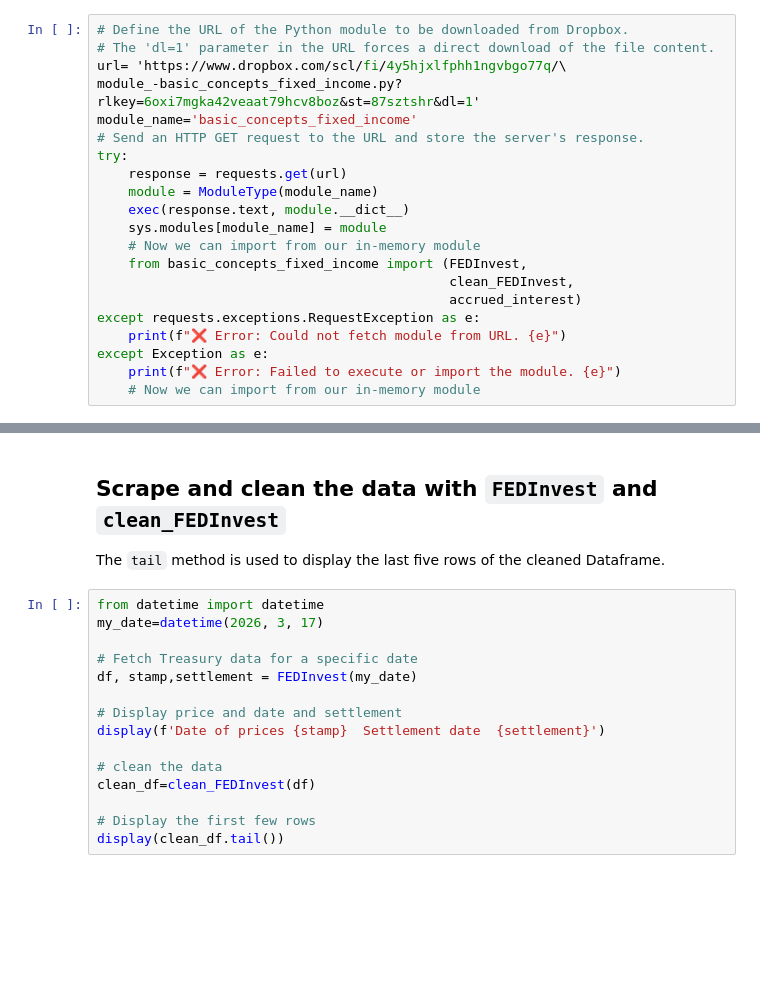
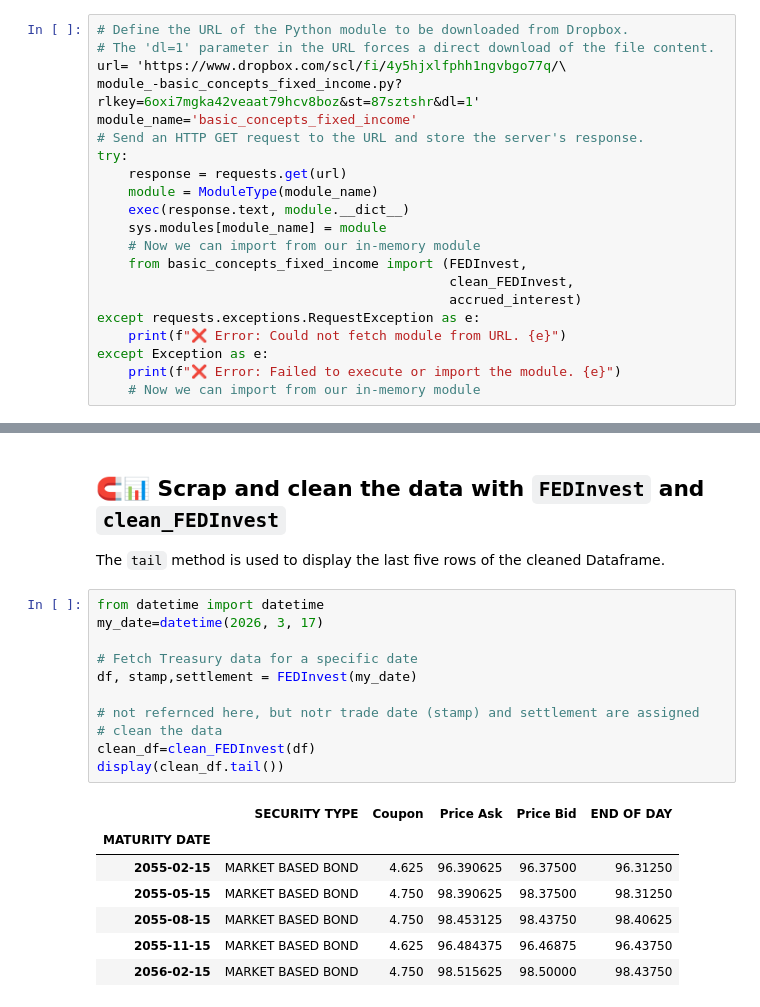
Before and after one commit to PatrickJHess/Volume-Three-Chapter-Two, a Jupyter notebook: colab/Colab_FEDInvest_accrued_interest_Clean_Dirty_Prices.ipynb, the cells around one changed output, grey strips where cells are left out. Saved outputs shown, nothing was run; the diff lists cells and outputs as text; blank space fills up the shorter version.

```diff
--- a/colab/Colab_FEDInvest_accrued_interest_Clean_Dirty_Prices.ipynb
+++ b/colab/Colab_FEDInvest_accrued_interest_Clean_Dirty_Prices.ipynb
@@ -325,22 +309,26 @@ def clean_FEDInvest(df):
 
 </details>
 # %% [markdown]
-## Scrape and clean the data with `FEDInvest` and `clean_FEDInvest`
+## 🧲📊 Scrap and clean the data with `FEDInvest` and `clean_FEDInvest`
 
 The `tail` method is used to display the last five rows of the cleaned Dataframe.
 # %%
 from datetime import datetime
 my_date=datetime(2026, 3, 17)
 
 # Fetch Treasury data for a specific date
 df, stamp,settlement = FEDInvest(my_date)
 
-# Display price and date and settlement
-display(f'Date of prices {stamp}  Settlement date  {settlement}')
-
+# not refernced here, but notr trade date (stamp) and settlement are assigned
 # clean the data
 clean_df=clean_FEDInvest(df)
-
-# Display the first few rows
 display(clean_df.tail())
+# %% [output]
+|  | SECURITY TYPE | Coupon | Price Ask | Price Bid | END OF DAY |
+| MATURITY DATE |  |  |  |  |  |
+| 2055-02-15 | MARKET BASED BOND | 4.625 | 96.390625 | 96.37500 | 96.31250 |
+| 2055-05-15 | MARKET BASED BOND | 4.750 | 98.390625 | 98.37500 | 98.31250 |
+| 2055-08-15 | MARKET BASED BOND | 4.750 | 98.453125 | 98.43750 | 98.40625 |
+| 2055-11-15 | MARKET BASED BOND | 4.625 | 96.484375 | 96.46875 | 96.43750 |
+| 2056-02-15 | MARKET BASED BOND | 4.750 | 98.515625 | 98.50000 | 98.43750 |
 # %% [markdown]
```
Also changed, not shown: parts of 16 cells of this notebook, 10 other files.
